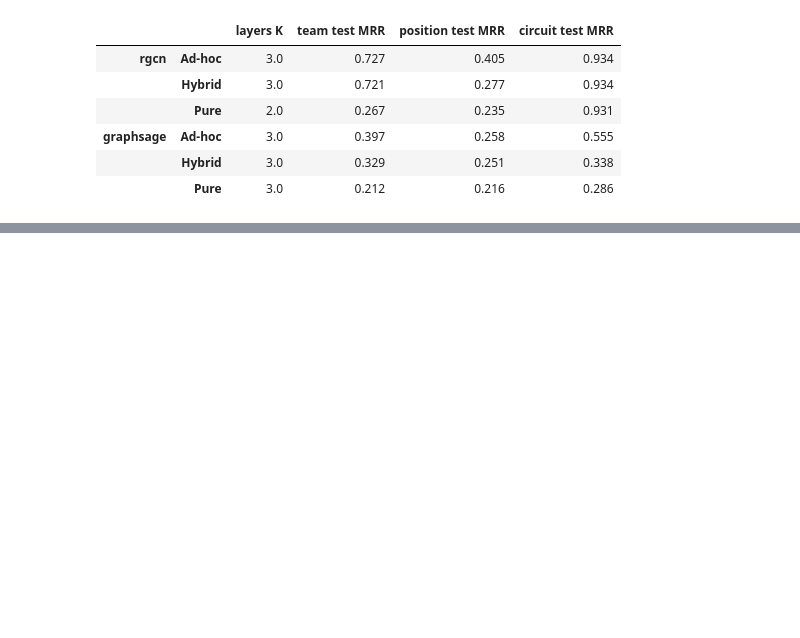
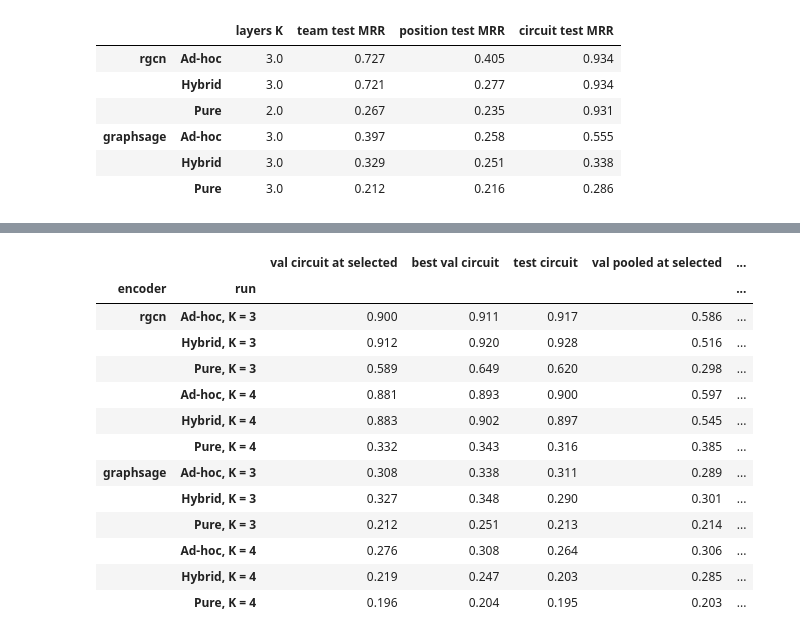
Before and after one commit to DominicVerschoor/ontologies_vs_gnns, a Jupyter notebook: link_prediction/link_prediction_analysis.ipynb, the cells around one changed output, grey strips where cells are left out. Cells and saved outputs as stored; diff of their text form; code cells hidden in the pictures; blank space fills up the shorter version.

```diff
--- a/link_prediction/link_prediction_analysis.ipynb
+++ b/link_prediction/link_prediction_analysis.ipynb
@@ -186,0 +225,49 @@ plt.show()
+# %%
+START_FROM_EPOCH = 50   # the training notebooks' early-stopping warm-up: earlier epochs are never selected
+DEPTH_RUNS = [f"{NAMES[kg]}, K = {k}" for k in (3, 4) for kg in KGS]
+
+circuit = []
+for (enc, label), (graph, csv, variant, ckpt_dir) in RUNS.items():
+    if label not in DEPTH_RUNS:
+        continue
+    for _, row in pd.read_csv(csv).query("variant == @variant and status == 'ok'").iterrows():
+        ckpt = torch.load(ckpt_dir / f"{variant}_seed{int(row['seed'])}.pt", map_location="cpu", weights_only=False)
+        history, selected = ckpt["history"], int(row["best_epoch"])
+        assert ckpt["epoch"] == selected, (enc, label, row["seed"])
+        val_circuit = np.asarray(history["val_mrr_circuit"])
+        best = START_FROM_EPOCH + int(np.argmax(val_circuit[START_FROM_EPOCH:]))
+        circuit.append({"encoder": enc, "run": label, "seed": int(row["seed"]), "selected epoch": selected,
+                        "val circuit at selected": val_circuit[selected],
+                        "best val circuit": val_circuit[best], "best circuit epoch": best,
+                        "val pooled at selected": history["val_mrr"][selected],
+                        "val pooled at best circuit": history["val_mrr"][best],
+                        "test circuit": row["test_circuit_mrr"],
+                        # The curve itself: an early-stopped run has no value after its last epoch.
+                        **{f"val circuit at epoch {e}": val_circuit[e - 1] if len(val_circuit) >= e else np.nan
+                           for e in (150, 250, 350)},
+                        "val circuit at last epoch": val_circuit[-1], "last epoch": len(val_circuit) - 1})
+circuit = pd.DataFrame(circuit)
+circuit.to_csv(OUT_DIR / "circuit_selection_per_seed.csv", index=False)
+cols = ["val circuit at selected", "best val circuit", "test circuit", "val pooled at selected",
+        "val pooled at best circuit"]
+circuit_summary = circuit.groupby(["encoder", "run"], sort=False)[cols].mean()
+curve = ["val circuit at epoch 150", "val circuit at epoch 250", "val circuit at epoch 350", "val circuit at last epoch"]
+circuit_summary = circuit_summary.join(circuit.groupby(["encoder", "run"], sort=False)[curve].mean())
+circuit_summary["best circuit epoch (median)"] = circuit.groupby(["encoder", "run"], sort=False)["best circuit epoch"].median()
+circuit_summary.round(3).to_csv(OUT_DIR / "circuit_selection.csv")
+circuit_summary.round(3)
+# %% [output]
+|  |  | val circuit at selected | best val circuit | test circuit | val pooled at selected | ... |
+| encoder | run |  |  |  |  | ... |
+| rgcn | Ad-hoc, K = 3 | 0.900 | 0.911 | 0.917 | 0.586 | ... |
+|  | Hybrid, K = 3 | 0.912 | 0.920 | 0.928 | 0.516 | ... |
+|  | Pure, K = 3 | 0.589 | 0.649 | 0.620 | 0.298 | ... |
+|  | Ad-hoc, K = 4 | 0.881 | 0.893 | 0.900 | 0.597 | ... |
+|  | Hybrid, K = 4 | 0.883 | 0.902 | 0.897 | 0.545 | ... |
+|  | Pure, K = 4 | 0.332 | 0.343 | 0.316 | 0.385 | ... |
+| graphsage | Ad-hoc, K = 3 | 0.308 | 0.338 | 0.311 | 0.289 | ... |
+|  | Hybrid, K = 3 | 0.327 | 0.348 | 0.290 | 0.301 | ... |
+|  | Pure, K = 3 | 0.212 | 0.251 | 0.213 | 0.214 | ... |
+|  | Ad-hoc, K = 4 | 0.276 | 0.308 | 0.264 | 0.306 | ... |
+|  | Hybrid, K = 4 | 0.219 | 0.247 | 0.203 | 0.285 | ... |
+|  | Pure, K = 4 | 0.196 | 0.204 | 0.195 | 0.203 | ... |
```
Also changed, not shown: parts of 8 cells of this notebook, 29 other files.
